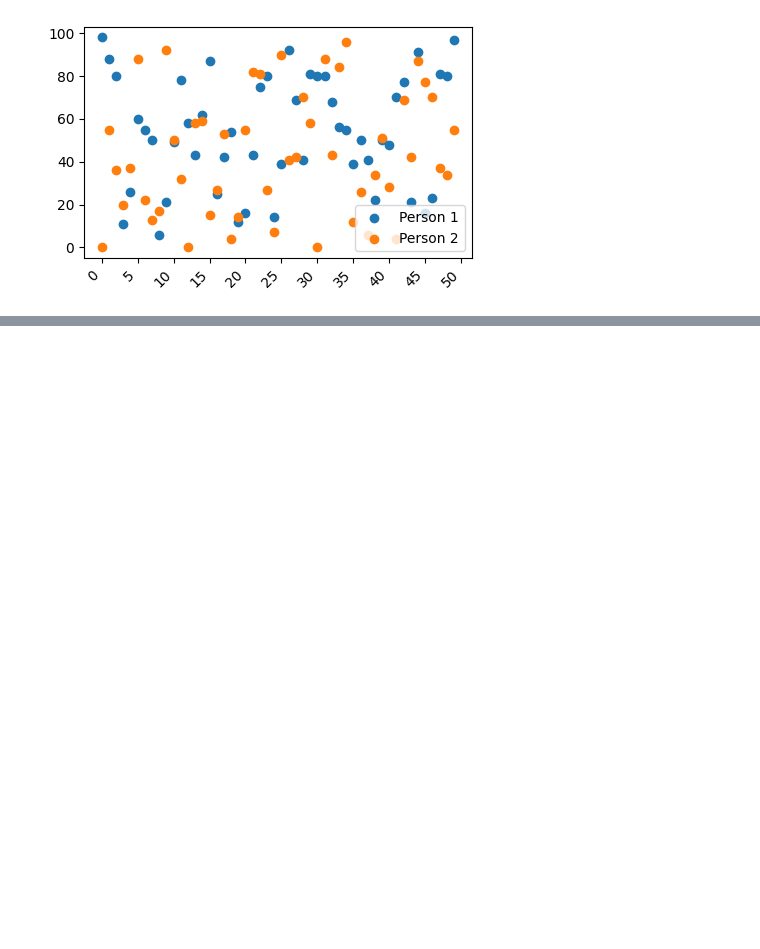
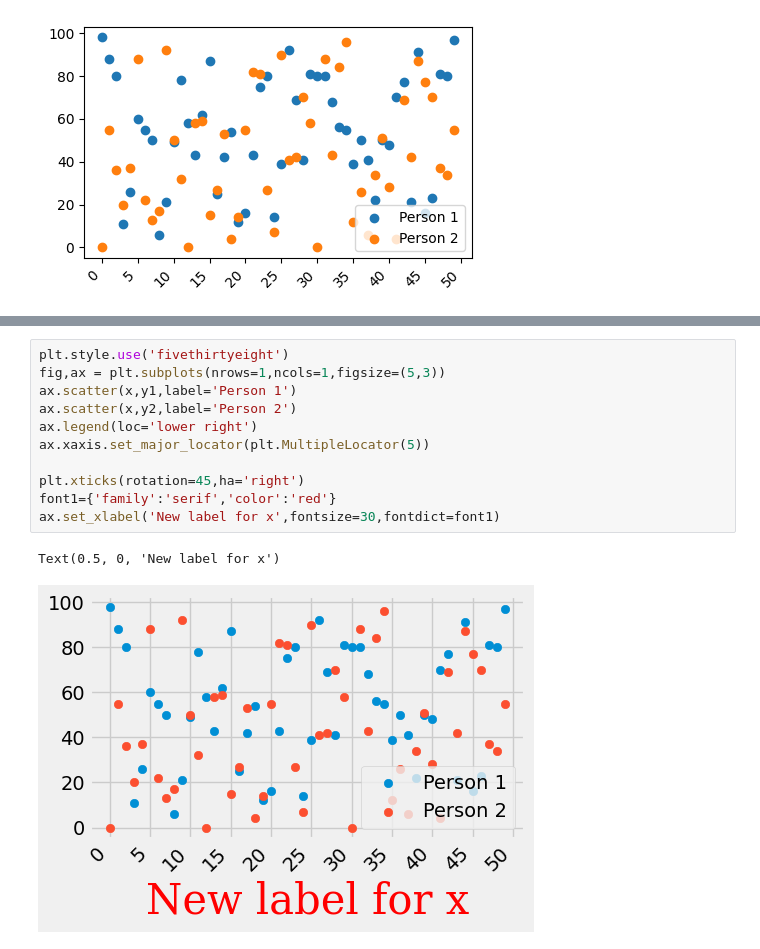
Before and after one commit to bolinfans/visualization, a Jupyter notebook: 02_activities/assignments/assignment_1/class3.ipynb, the cells around one changed output, grey strips where cells are left out. Saved outputs shown, nothing was run; the diff lists cells and outputs as text; blank space fills up the shorter version.

```diff
--- a/02_activities/assignments/assignment_1/class3.ipynb
+++ b/02_activities/assignments/assignment_1/class3.ipynb
@@ -149,0 +184,14 @@ plt.xticks(rotation=45,ha='right')
+# %%
+plt.style.use('fivethirtyeight')
+fig,ax = plt.subplots(nrows=1,ncols=1,figsize=(5,3))
+ax.scatter(x,y1,label='Person 1')
+ax.scatter(x,y2,label='Person 2')
+ax.legend(loc='lower right')
+ax.xaxis.set_major_locator(plt.MultipleLocator(5))
+
+plt.xticks(rotation=45,ha='right')
+font1={'family':'serif','color':'red'}
+ax.set_xlabel('New label for x',fontsize=30,fontdict=font1)
+# %% [output]
+Text(0.5, 0, 'New label for x')
+[figure, added]
```
Also changed, not shown: parts of 2 cells of this notebook, 2 other files.
